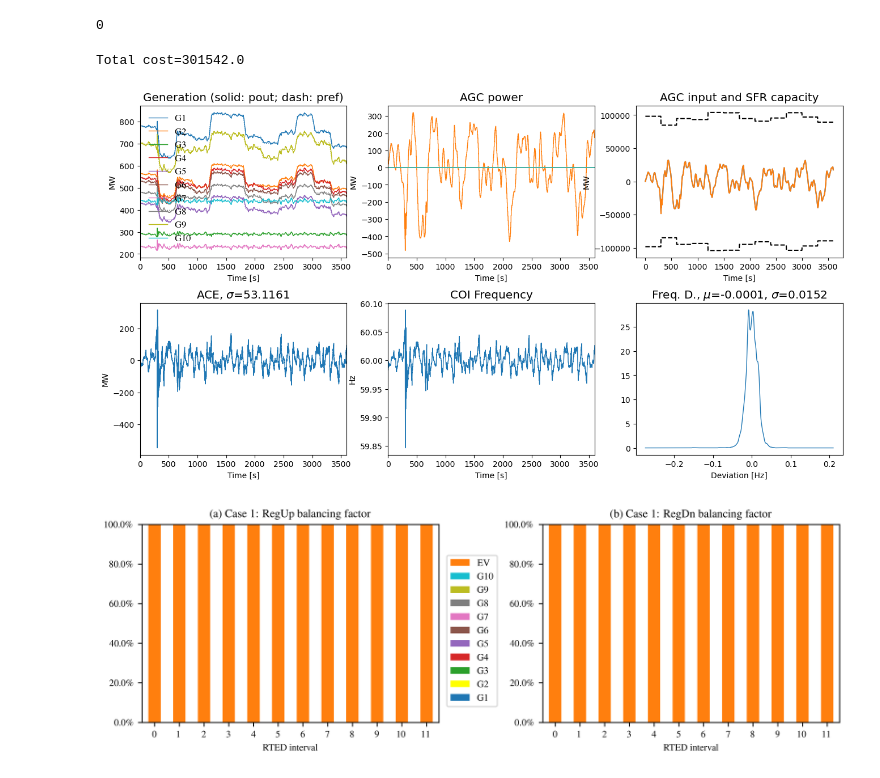
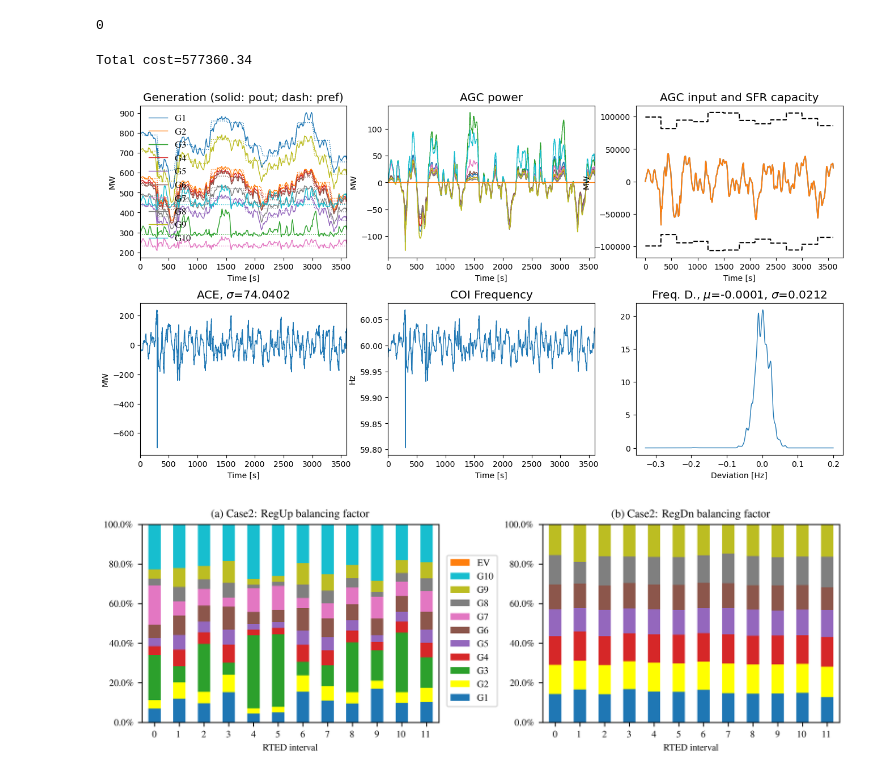
Before and after one commit to jinningwang/andes, a Jupyter notebook: jwang/notes/agc_param/cosim_ev.ipynb, the cells around one changed output. Cells and saved outputs as stored; diff of their text form; code cells hidden in the pictures.

```diff
--- a/jwang/notes/agc_param/cosim_ev.ipynb
+++ b/jwang/notes/agc_param/cosim_ev.ipynb
@@ -104,7 +104,7 @@ if caseH == 10:
     # d_syn['sload'].iloc[2700:3000] -= 0.03 * k / 0.3
     # d_syn['sload'].iloc[3300:3600] += 0.05 * k / 0.3
 if caseH == 18:
-    k = 0.3  # the coefficient can be adjusted to fit the case
+    k = 0.4  # the coefficient can be adjusted to fit the case
     d_syn['s10'] = d_syn['h10'] + k * d_syn['a10']
     d_syn['s18'] = d_syn['h18'] + k * d_syn['a18']
     d_syn['sload'] = d_syn['s10']
@@ -302,7 +301,7 @@ ssa_key2.fillna(value=False, inplace=True)
 # Change ``rru``, ``rrd``, ``rsfr``, ``t_total`` for necessary.
 t_total = 3600
 
-rru, rrd, rsfr = 0.0, 0.0, 0.2
+rru, rrd, rsfr = 1.0, 1.0, 0.2
 
 # Define functions and constants used in loop
 # --- def. functions ---
@@ -438,7 +452,7 @@ for end_time in range(t_total):  # t_total
             ssd.gen.p_pre = vl.values
 
         # def. percentage of EV SFR capacities
-        ssd.def_type2([ev_idx], [999], [999])
+        ssd.def_type2([ev_idx], [0], [0])
         ssd.def_sfr(sfrur=sfrur*ssa_p0_sum, sfrdr=sfrdr*ssa_p0_sum)
 
         # solve RTED
@@ -522,9 +536,9 @@ for end_time in range(t_total):  # t_total
         # Note: now the condition is controllable & has governor
         ssa.TurbineGov.set(src='paux0', idx=agc_gov_idx, attr='v',
                            value=agc_table["paux"][cond_agc_gov].values)
-        # b.DG;
-        ssa.DG.set(src='Pext0', idx=agc_dg_idx, attr='v',
-                   value=agc_table["paux"][cond_agc_dg].values)
+        # b.DG;  disable for now
+#         ssa.DG.set(src='Pext0', idx=agc_dg_idx, attr='v',
+#                    value=agc_table["paux"][cond_agc_dg].values)
         # c.EV;
         # Note: EV is in group DG, remove EV set if not used for EV SSM
         sse_agc = ssa.config.mva * agc_table[agc_table.stg_idx == ev_idx].paux.values
@@ -549,9 +563,9 @@ for end_time in range(t_total):  # t_total
             # a.SynGen
             ssa.TurbineGov.set(src='pref0', idx=sch_gov_idx,
                                attr='v', value=ac_res.pref[cond_sch_gov].values)
-            # b.DG
-            ssa.DG.set(src='pref0', idx=sch_dg_idx,
-                       attr='v', value=ac_res.pref[cond_sch_dg].values)
+            # b.DG  disable for now
+#             ssa.DG.set(src='pref0', idx=sch_dg_idx,
+#                        attr='v', value=ac_res.pref[cond_sch_dg].values)
 
     # --- intv_pq: alter load, run TDS ---
     # Initially, alter StaticGen: p0 and q0, run PFlow
@@ -651,16 +699,16 @@ ssa.TDS.plt.plot(ssa.TGOV1N.pref, ytimes=ssa.config.mva,
                  linestyles=[':'],
                  fig=fig_gen, ax=ax_gen[0, 0])
 
-ssa.TDS.plt.plot(ssa.EV2.Pext, color='tab:orange',
-                 linestyles=['-'],
-                 yheader=yheader, ytimes=ssa.config.mva,
-                 legend=False, show=False, right=right,
-                 fig=fig_gen, ax=ax_gen[0, 1])
 ssa.TDS.plt.plot(ssa.TGOV1N.paux,
                  linestyles=['-'],
                  yheader=yheader, ytimes=ssa.config.mva,
                  legend=False, show=False, right=right,
                  title=r'AGC power', ylabel='MW',
+                 fig=fig_gen, ax=ax_gen[0, 1])
+ssa.TDS.plt.plot(ssa.EV2.Pext, color='tab:orange',
+                 linestyles=['-'],
+                 yheader=yheader, ytimes=ssa.config.mva,
+                 legend=False, show=False, right=right,
                  fig=fig_gen, ax=ax_gen[0, 1])
 
 ax_gen[0, 2].plot(sfr_res.time,
@@ -737,8 +785,8 @@ for ax in axes:
     ax.set_yticklabels([f'{np.round(i*100,0)}\%' for i in np.arange(0, 1.1, 0.2)])
 #     ax.set_xticklabels([i for i in range(1, n_ed, 1)])
     ax.set_xlabel('RTED interval')
-axes[0].set_title('(a) Case 1: RegUp balancing factor')
-axes[1].set_title('(b) Case 1: RegDn balancing factor')
+axes[0].set_title('(a) Case2: RegUp balancing factor')
+axes[1].set_title('(b) Case2: RegDn balancing factor')
 lines_labels = [ax.get_legend_handles_labels() for ax in axes]
 lines, labels = [sum(lol, []) for lol in zip(*lines_labels)]
 line_plot = lines[0:11]
@@ -754,33 +802,33 @@ for i in pg_df.index:
         + ssd.cost.c1.values * pg_df.loc[i].values \
         + ssd.cost.c1.values
     gtc += np.sum(c)
 
 agc_out.fillna(0, inplace=True)
 agc_out_sort = pd.merge(left=agc_out.rename(columns={'stg_idx':'idx'}),
                         right=ssd.cost[['idx']], on='idx', how='right')
 agc_mile = pd.DataFrame(columns=list(np.arange(intv_agc, t_total, intv_agc)))
 for col_id in np.arange(intv_agc, t_total, intv_agc):
     agc_mile[col_id] = np.abs(agc_out_sort[col_id] - agc_out_sort[int(col_id-intv_agc)])
 agc_mile[agc_mile.columns] *= 100
 
 # --- SFR mileage cost ---
 ftc = 0
 for i in agc_mile.columns:
     c = ssd.cost.c1.abs().values * agc_mile[i].values
     ftc += np.sum(c)
 
 print(f"Total cost={np.round(gtc+ftc, 2)}")
 
 # --- save data ---
 cosim_out = pd.DataFrame()
 cosim_out['Time'] = ssa.dae.ts.t
 # alter the sign of ACE
 cosim_out['ACE'] = ssa.dae.ts.y[:, ssa.ACEc.ace.a].reshape(-1).copy() * ssa.config.mva * -1
 cosim_out['freq'] = ssa.dae.ts.y[:, ssa.COI.omega.a].reshape(-1).copy() * ssa.config.freq
 pout9 = ssa.dae.ts.y[:, ssa.TGOV1N.pout.a[2]].reshape(-1)
 pref9 = ssa.dae.ts.y[:, ssa.TGOV1N.pref.a[2]].reshape(-1)
 cosim_out['paux9'] = ssa.config.mva * (pout9-pref9)
 # %% [output]
-Total cost=301542.0
+Total cost=577360.34
-[figure, old version]
+[figure, new version]
-[figure, old version]
+[figure, new version]
```
Also changed, not shown: parts of 18 cells of this notebook, 8 other files.
